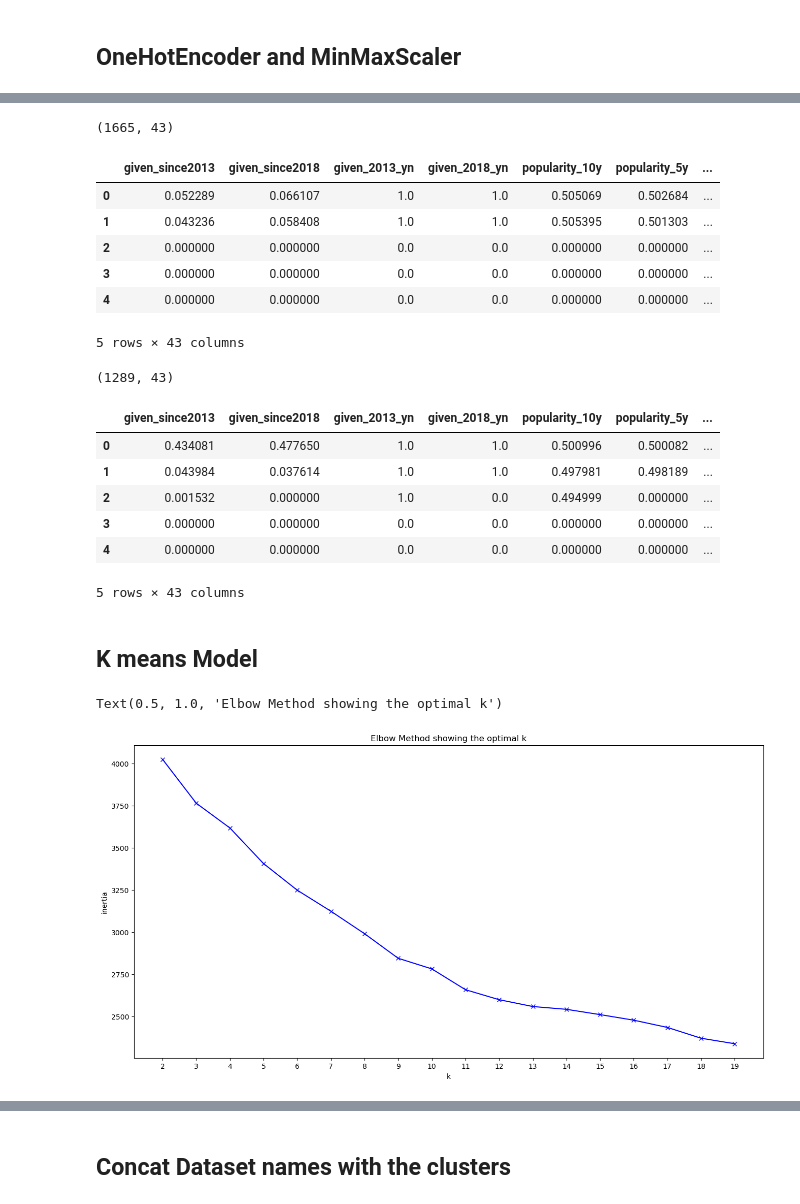
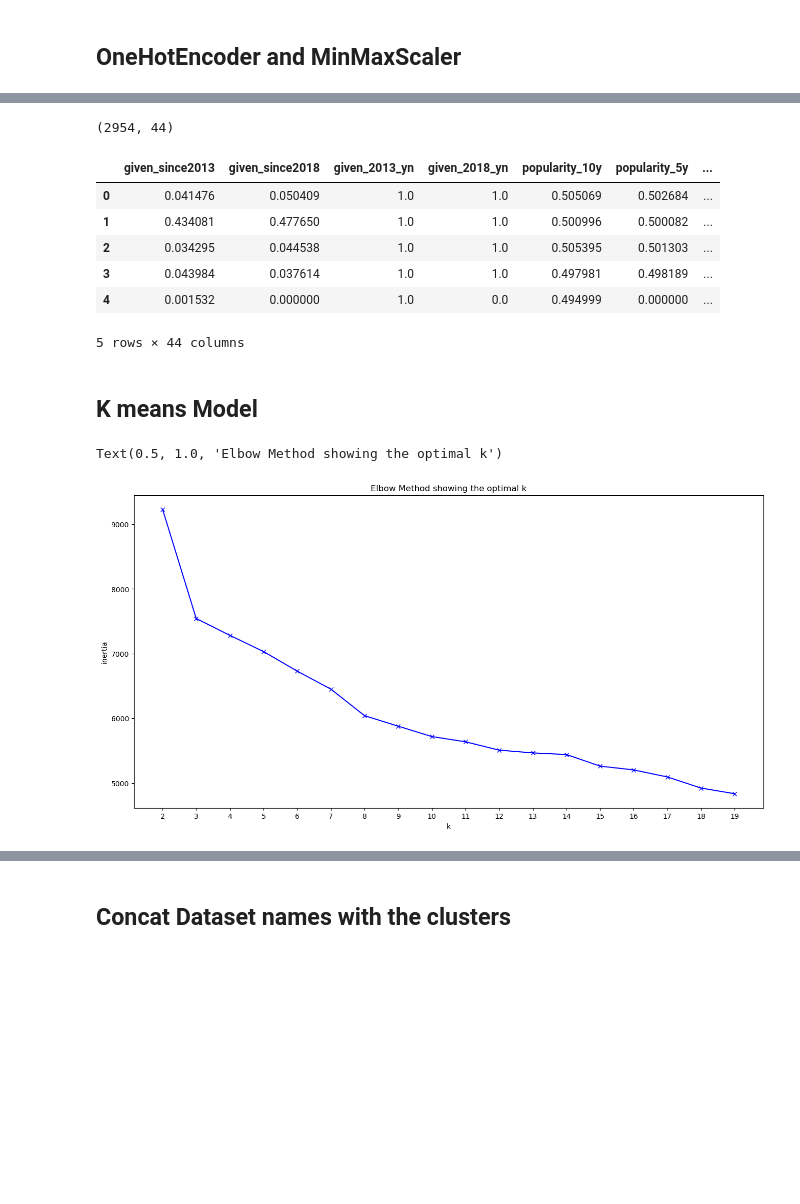
Before and after one commit to CyrielleMary/final_project, a Jupyter notebook: Baby_names_MODEL.ipynb, the cells around one changed output, grey strips where cells are left out. Drawn from its saved outputs; the diff is of its cells as text; code cells hidden in the pictures; blank space fills up the shorter version.

```diff
--- a/Baby_names_MODEL.ipynb
+++ b/Baby_names_MODEL.ipynb
@@ -87,17 +64,9 @@ print(XM_cat.shape)
 # %%
-transformerF = MinMaxScaler().fit(XF_num)
+transformer = MinMaxScaler().fit(X_num)
 
-XF_num_norm = transformerF.transform(XF_num)
-XF_num_norm = pd.DataFrame(XF_num_norm, columns=XF_num.columns)
+X_num_norm = transformer.transform(X_num)
+X_num_norm = pd.DataFrame(X_num_norm, columns=X_num.columns)
 
-print(XF_num_norm.shape)
-display(XF_num_norm.head())
-
-transformerM = MinMaxScaler().fit(XM_num)
-
-XM_num_norm = transformerM.transform(XM_num)
-XM_num_norm = pd.DataFrame(XM_num_norm, columns=XM_num.columns)
-
-print(XM_num_norm.shape)
-XM_num_norm.head()
+print(X_num_norm.shape)
+display(X_num_norm.head())
 # %% [output]
@@ -122,15 +83,8 @@ XM_num_norm.head()
 # %%
-encoderF = OneHotEncoder(drop='first').fit(XF_cat)
-colsF = encoderF.get_feature_names_out(input_features=XF_cat.columns)
+encoder = OneHotEncoder(drop='first').fit(X_cat)
+cols = encoder.get_feature_names_out(input_features=X_cat.columns)
 
-XF_cat_encoded = pd.DataFrame(encoderF.transform(XF_cat).toarray(),columns=colsF) #to.array() to change the format to Array
-print(XF_cat_encoded.shape)
-display(XF_cat_encoded.head())
-
-encoderM = OneHotEncoder(drop='first').fit(XM_cat)
-colsM = encoderM.get_feature_names_out(input_features=XM_cat.columns)
-
-XM_cat_encoded = pd.DataFrame(encoderM.transform(XM_cat).toarray(),columns=colsM) #to.array() to change the format to Array
-print(XM_cat_encoded.shape)
-XM_cat_encoded.head()
+X_cat_encoded = pd.DataFrame(encoder.transform(X_cat).toarray(),columns=cols) #to.array() to change the format to Array
+print(X_cat_encoded.shape)
+display(X_cat_encoded.head())
 # %% [output]
@@ -151,28 +98,16 @@ XM_cat_encoded.head()
 # %%
-XF_transf = pd.concat([XF_num_norm, XF_cat_encoded], axis=1)
-print(XF_transf.shape)
-display(XF_transf.head())
-
-XM_transf = pd.concat([XM_num_norm, XM_cat_encoded], axis=1)
-print(XM_transf.shape)
-XM_transf.head()
+X_transf = pd.concat([X_num_norm, X_cat_encoded], axis=1)
+print(X_transf.shape)
+display(X_transf.head())
 # %% [output]
-(1665, 43)
+(2954, 44)
 |  | given_since2013 | given_since2018 | given_2013_yn | given_2018_yn | popularity_10y | popularity_5y | ... |
-| 0 | 0.052289 | 0.066107 | 1.0 | 1.0 | 0.505069 | 0.502684 | ... |
-| 1 | 0.043236 | 0.058408 | 1.0 | 1.0 | 0.505395 | 0.501303 | ... |
-| 2 | 0.000000 | 0.000000 | 0.0 | 0.0 | 0.000000 | 0.000000 | ... |
-| 3 | 0.000000 | 0.000000 | 0.0 | 0.0 | 0.000000 | 0.000000 | ... |
-| 4 | 0.000000 | 0.000000 | 0.0 | 0.0 | 0.000000 | 0.000000 | ... |
+| 0 | 0.041476 | 0.050409 | 1.0 | 1.0 | 0.505069 | 0.502684 | ... |
+| 1 | 0.434081 | 0.477650 | 1.0 | 1.0 | 0.500996 | 0.500082 | ... |
+| 2 | 0.034295 | 0.044538 | 1.0 | 1.0 | 0.505395 | 0.501303 | ... |
+| 3 | 0.043984 | 0.037614 | 1.0 | 1.0 | 0.497981 | 0.498189 | ... |
+| 4 | 0.001532 | 0.000000 | 1.0 | 0.0 | 0.494999 | 0.000000 | ... |
-5 rows × 43 columns
+5 rows × 44 columns
-(1289, 43)
-|  | given_since2013 | given_since2018 | given_2013_yn | given_2018_yn | popularity_10y | popularity_5y | ... |
-| 0 | 0.434081 | 0.477650 | 1.0 | 1.0 | 0.500996 | 0.500082 | ... |
-| 1 | 0.043984 | 0.037614 | 1.0 | 1.0 | 0.497981 | 0.498189 | ... |
-| 2 | 0.001532 | 0.000000 | 1.0 | 0.0 | 0.494999 | 0.000000 | ... |
-| 3 | 0.000000 | 0.000000 | 0.0 | 0.0 | 0.000000 | 0.000000 | ... |
-| 4 | 0.000000 | 0.000000 | 0.0 | 0.0 | 0.000000 | 0.000000 | ... |
-5 rows × 43 columns
 # %% [markdown]
 ## K means Model
 # %%
@@ -180,11 +115,11 @@ K = range(2, 20)
 inertia = []
 
 for k in K:
-    kmeansF = KMeans(n_clusters=k,
+    kmeans = KMeans(n_clusters=k,
                     n_init='auto',
                     random_state=789)
-    kmeansF.fit(XF_transf)
-    inertia.append(kmeansF.inertia_)
+    kmeans.fit(X_transf)
+    inertia.append(kmeans.inertia_)
 
 import matplotlib.pyplot as plt
 %matplotlib inline
@@ -197,7 +132,7 @@ plt.xticks(np.arange(min(K), max(K)+1, 1.0))
 plt.title('Elbow Method showing the optimal k')
 # %% [output]
 Text(0.5, 1.0, 'Elbow Method showing the optimal k')
-[figure, old version]
+[figure, new version]
 # %%
 # let's see the sihlouette score
 # %%
```
Also changed, not shown: parts of 38 cells of this notebook.
